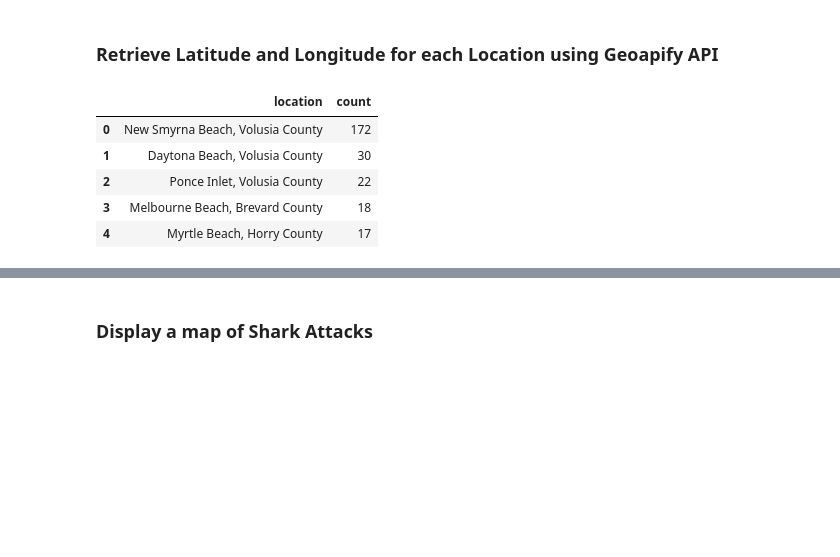
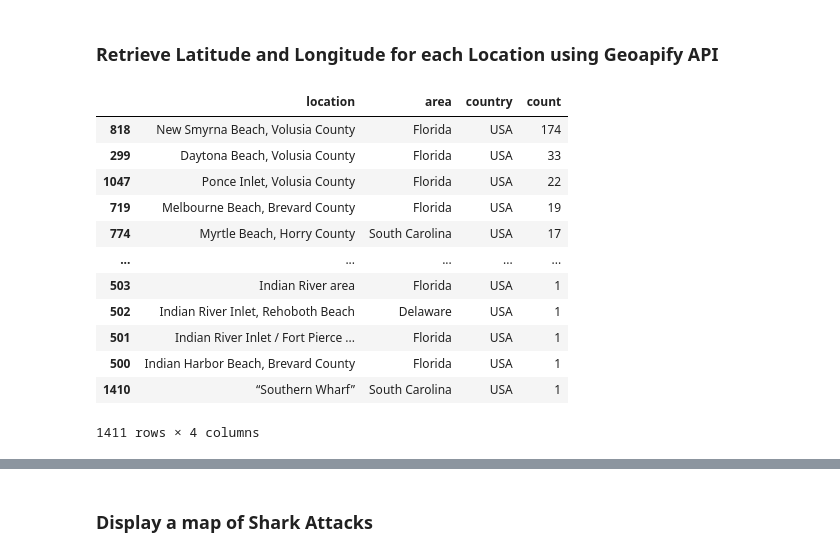
Before and after one commit to AIDecisions/project-3-group-2, a Jupyter notebook: eda/01_data_exploration_sharks.ipynb, the cells around one changed output, grey strips where cells are left out. Cells and saved outputs as stored; diff of their text form; code cells hidden in the pictures; blank space fills up the shorter version.

Commit message:
Cleanup clean data and merge

```diff
--- a/eda/01_data_exploration_sharks.ipynb
+++ b/eda/01_data_exploration_sharks.ipynb
@@ -121,3 +121,10 @@ Data columns (total 24 columns):
  23  unnamed:_23             1 non-null      object
 dtypes: float64(2), object(22)
 memory usage: 453.5+ KB
+# %%
+# Remove parentesis, periods and colons from the column names
+shark_data_north_america_df.columns = shark_data_north_america_df.columns.str.replace("(", "").str.replace(")", "").str.replace(".", "").str.replace(":", "")
+
+#replace the slashes with underscores
+shark_data_north_america_df.columns = shark_data_north_america_df.columns.str.replace("/", "_")
+shark_data_north_america_df.info()
@@ -239,10 +274,10 @@ def standardize_fatal(value):
         return np.nan
 
 # Apply the function to the 'Fatal(Y/N)' column
-shark_data_north_america_df['fatal_(y/n)'] = shark_data_north_america_df['fatal_(y/n)'].apply(standardize_fatal)
+shark_data_north_america_df['fatal_y_n'] = shark_data_north_america_df['fatal_y_n'].apply(standardize_fatal)
 
 # Verify the updated values
-shark_data_north_america_df['fatal_(y/n)'].unique()
+shark_data_north_america_df['fatal_y_n'].unique()
 # %% [output]
 A value is trying to be set on a copy of a slice from a DataFrame.
 Try using .loc[row_indexer,col_indexer] = value instead
@@ -377,0 +434,4 @@ memory usage: 443.0+ KB
+# %%
+# Remove double quotes from the 'Location' column and trim spaces
+shark_data_north_america_df['location'] = shark_data_north_america_df['location'].str.replace('"', '').str.strip()
+shark_data_north_america_df['location'].unique().tolist()
@@ -377,0 +456,4 @@ memory usage: 443.0+ KB
+# %%
+# Remove rows where 'Area' is NaN
+shark_data_north_america_df = shark_data_north_america_df.dropna(subset=['area'])
+shark_data_north_america_df.info()
@@ -378,16 +478,27 @@ memory usage: 443.0+ KB
 # %% [markdown]
 ### Retrieve Latitude and Longitude for each Location using Geoapify API
 # %%
-# Get the unique values in the 'Location' column to minimize the number of API calls
-shark_unique_df = shark_data_north_america_df.location.value_counts().reset_index()
-shark_unique_df.head()
+# Get the unique values in the 'Location' column to minimize the number of API calls including Area and Country columns
+# Only use location, area and country columns
+shark_unique_df = shark_data_north_america_df[['location', 'area', 'country']]
+
+# Group by location, area, and country to get the count of unique values
+shark_unique_df = shark_unique_df.groupby(['location', 'area', 'country']).size().reset_index(name='count')
+shark_unique_df.sort_values(by='count', ascending=False)
 # %% [output]
-|  | location | count |
-| 0 | New Smyrna Beach, Volusia County | 172 |
-| 1 | Daytona Beach, Volusia County | 30 |
-| 2 | Ponce Inlet, Volusia County | 22 |
-| 3 | Melbourne Beach, Brevard County | 18 |
-| 4 | Myrtle Beach, Horry County | 17 |
+|  | location | area | country | count |
+| 818 | New Smyrna Beach, Volusia County | Florida | USA | 174 |
+| 299 | Daytona Beach, Volusia County | Florida | USA | 33 |
+| 1047 | Ponce Inlet, Volusia County | Florida | USA | 22 |
+| 719 | Melbourne Beach, Brevard County | Florida | USA | 19 |
+| 774 | Myrtle Beach, Horry County | South Carolina | USA | 17 |
+| ... | ... | ... | ... | ... |
+| 503 | Indian River area | Florida | USA | 1 |
+| 502 | Indian River Inlet, Rehoboth Beach | Delaware | USA | 1 |
+| 501 | Indian River Inlet / Fort Pierce ... | Florida | USA | 1 |
+| 500 | Indian Harbor Beach, Brevard County | Florida | USA | 1 |
+| 1410 | “Southern Wharf” | South Carolina | USA | 1 |
+1411 rows × 4 columns
 # %%
 # Add a new column to the DataFrame to store the coordinates
 shark_unique_df["latitude"] = np.nan
```
Also changed, not shown: parts of 16 cells of this notebook, 22 other files.
